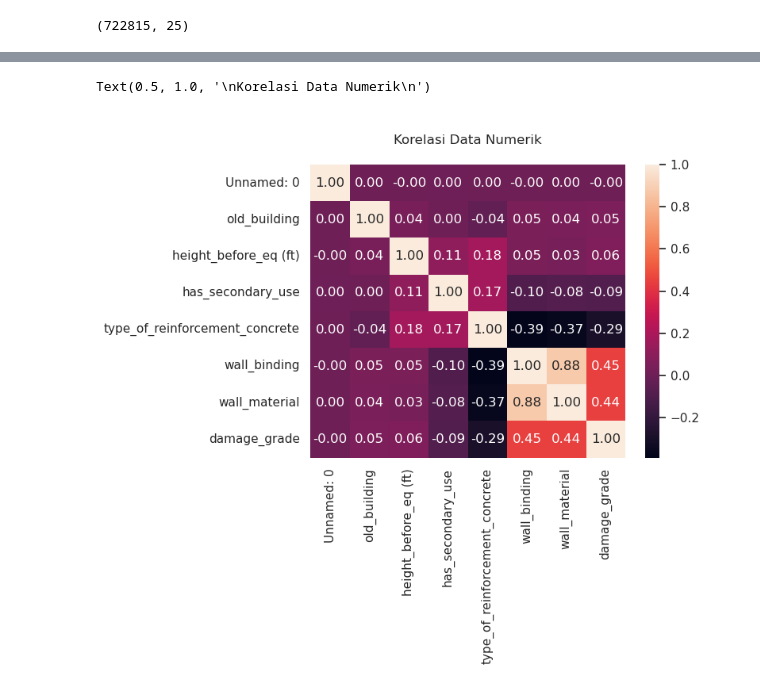
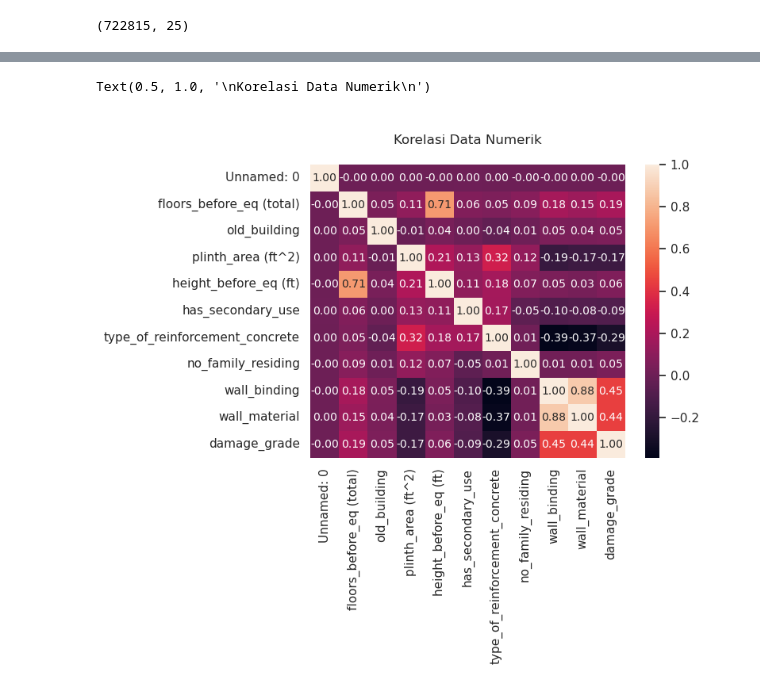
Before and after one commit to mhyubr/JDC2023-DaBesTeam, a Jupyter notebook: eda-jdc-2023-dabes-team.ipynb, the cells around one changed output, grey strips where cells are left out. Saved outputs shown, nothing was run; the diff lists cells and outputs as text; code cells hidden in the pictures.

```diff
--- a/eda-jdc-2023-dabes-team.ipynb
+++ b/eda-jdc-2023-dabes-team.ipynb
@@ -140,0 +296,13 @@ dtype: int64
+# %%
+train_clean = train.copy()
+
+train_clean['floors_before_eq (total)'] = train['floors_before_eq (total)'].apply(convert_floors)
+train_clean['plinth_area (ft^2)'] = train['plinth_area (ft^2)'].apply(convert_plinth_area)
+train_clean['type_of_foundation'] = train['type_of_foundation'].apply(convert_foundation)
+train_clean['type_of_roof'] = train['type_of_roof'].apply(convert_roof)
+train_clean['type_of_ground_floor'] = train['type_of_ground_floor'].apply(convert_gfloor)
+train_clean['type_of_other_floor'] = train['type_of_other_floor'].apply(convert_ofloor)
+train_clean['legal_ownership_status'] = train['legal_ownership_status'].apply(convert_status)
+train_clean['no_family_residing'] = train['no_family_residing'].apply(convert_residing)
+
+train_clean.head()
@@ -141,5 +317,5 @@ dtype: int64
 # %%
-numerik = train.select_dtypes(include=['int64', 'float64'])
-kategorik = train.select_dtypes(include=['object'])
+numerik = train_clean.select_dtypes(include=['int64', 'float64'])
+kategorik = train_clean.select_dtypes(include=['object'])
 # %%
 numerik_columns = numerik.columns
@@ -196,13 +444,14 @@ plt.show()
 # %%
 sns.heatmap(
     numerik.corr(),
     annot=True,
     fmt='.2f',
+    annot_kws={'fontsize': 10}
 )
 
 plt.title('\nKorelasi Data Numerik\n')
-
+# sns.set(font_scale=3)
 # plt.subplots_adjust(top=0.92, bottom=0.08, left=0.12, right=0.95)
 # %% [output]
 Text(0.5, 1.0, '\nKorelasi Data Numerik\n')
-[figure, old version]
+[figure, new version]
```
Also changed, not shown: parts of 13 cells of this notebook.
